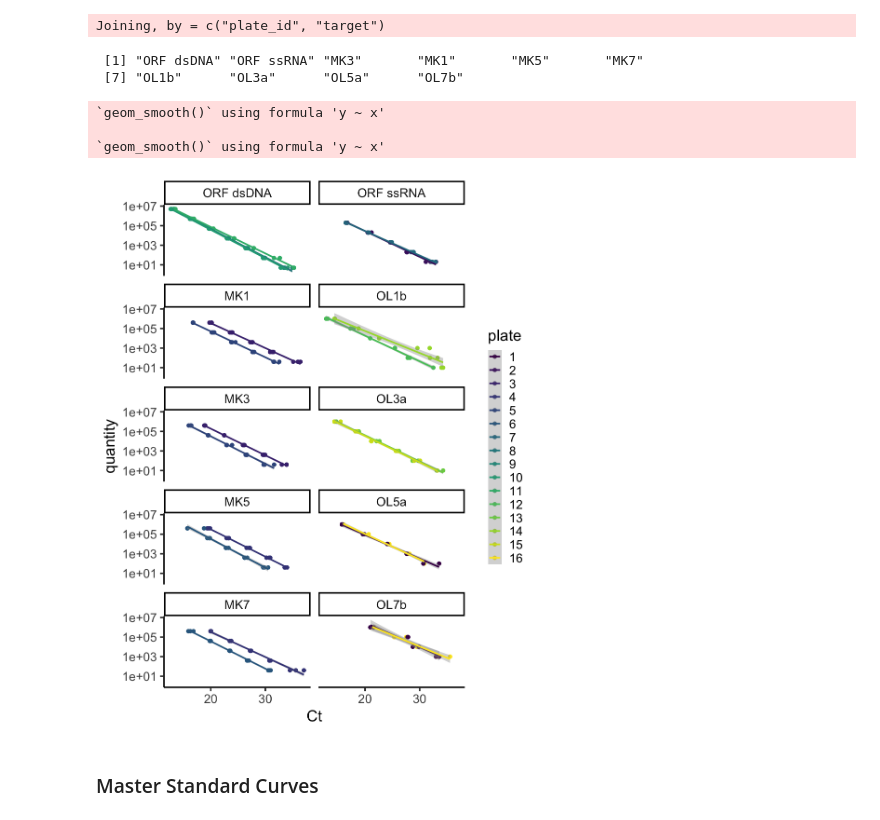
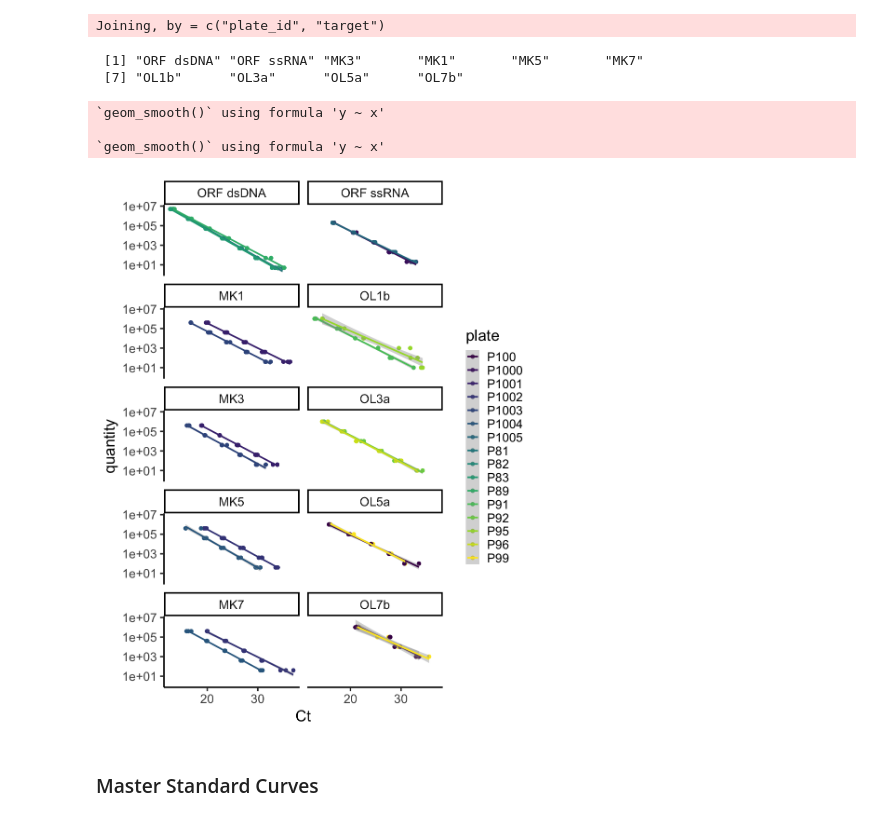
Before and after one commit to kennedylaurenc/2022_Persistence_of_HuNoV_in_surface_water, a Jupyter notebook: norovirus_persistence_data_analysis.ipynb, the cells around one changed output. Drawn from its saved outputs; the diff is of its cells as text; code cells hidden in the pictures.

```diff
--- a/norovirus_persistence_data_analysis.ipynb
+++ b/norovirus_persistence_data_analysis.ipynb
@@ -394,35 +394,35 @@ theme_set(theme_classic(base_size=20))# set font size
 
 c<-expt_1234
 
 c$CT<- as.numeric(c$CT)
 c[(c$plate_id %in% c("P1000","P1005"))&(c$target=="ORF"),"target"]<-"ORF ssRNA"
 c[(!(c$plate_id %in% c("P1000","P1005")))&(c$target=="ORF"),"target"]<-"ORF dsDNA"
 c$plate_id<- as.factor(c$plate_id)
-levels(c$plate_id)<- as.character(1:length(unique(c$plate_id)))
+# levels(c$plate_id)<- as.character(1:length(unique(c$plate_id)))
 unique(c$target)
 c$target<-factor(c$target, levels=c("ORF dsDNA", "ORF ssRNA", "MK1","OL1b","MK3","OL3a","MK5","OL5a","MK7","OL7b"))
 
 g<- ggplot(c, aes(x=CT, y=quantity))+
     geom_point(size=2, aes(color=plate_id))+
     geom_smooth(method='lm', aes(color=plate_id))+
     xlab("Ct")+
     scale_color_viridis_d()+
     facet_wrap(~target, ncol=2)+
     labs(color="plate")+
     scale_y_log10()+
     theme(legend.position= "right")
 
 g
 
 
 ggsave(paste0(path_f,"Figure_S7.jpg"),  units='mm',device= 'jpg',width=max_w, height=max_h)
 # %% [output]
  [1] "ORF dsDNA" "ORF ssRNA" "MK3"       "MK1"       "MK5"       "MK7"
  [7] "OL1b"      "OL3a"      "OL5a"      "OL7b"
 `geom_smooth()` using formula 'y ~ x'
 
 `geom_smooth()` using formula 'y ~ x'
-[figure, old version]
+[figure, new version]
 # %% [markdown]
 ### Master Standard Curves
 # %%
```
Also changed, not shown: parts of 16 cells of this notebook, 2 other files.
